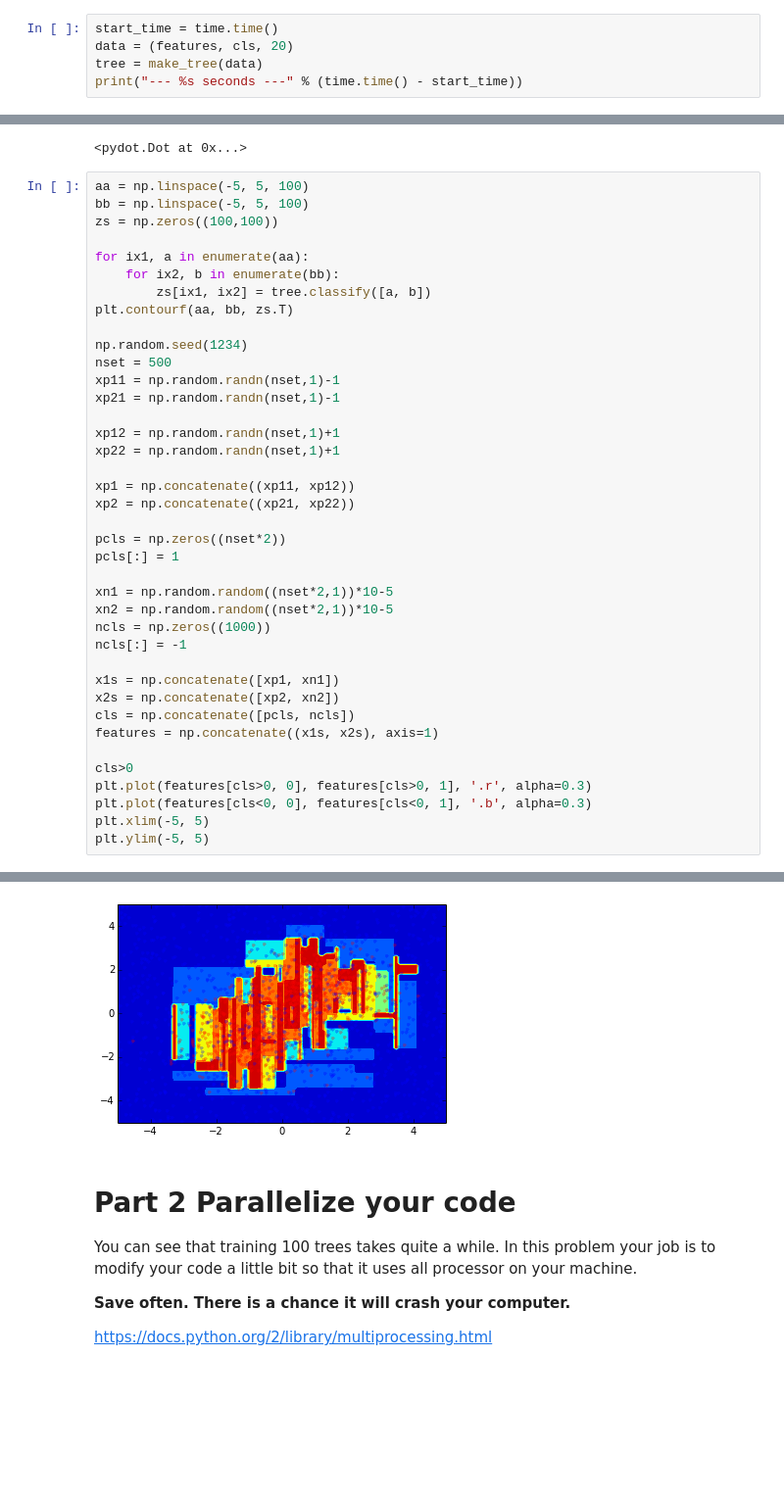
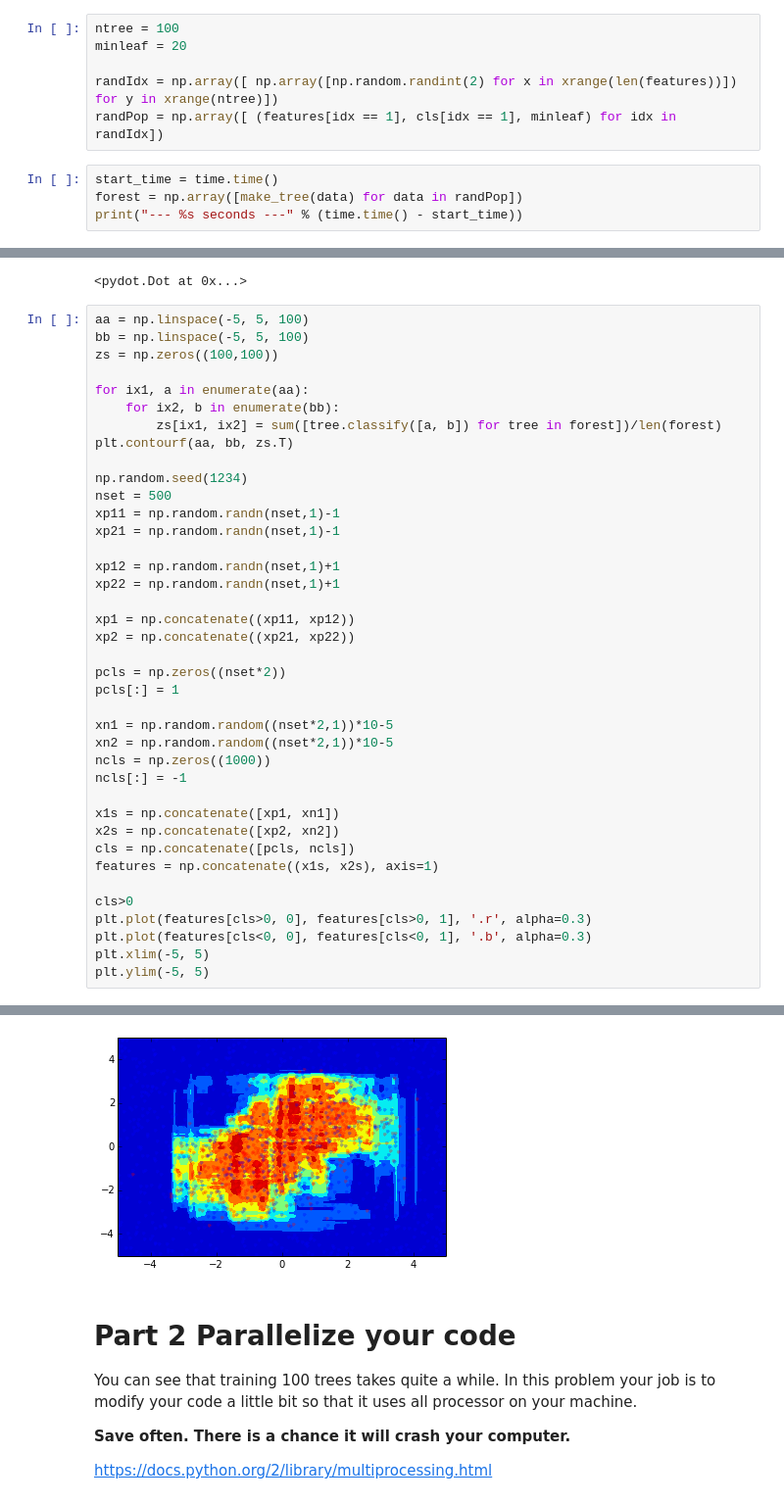
Before and after one commit to KongsakTi/PatternReg, a Jupyter notebook: Homework 3.ipynb, the cells around one changed output, grey strips where cells are left out. Shown at 98% size. Drawn from its saved outputs; the diff is of its cells as text; blank space fills up the shorter version.

```diff
--- a/Homework 3.ipynb
+++ b/Homework 3.ipynb
@@ -157,6 +139,11 @@ find_cut(features, cls)
+# %%
+ntree = 100
+minleaf = 20
+
+randIdx = np.array([ np.array([np.random.randint(2) for x in xrange(len(features))]) for y in xrange(ntree)])
+randPop = np.array([ (features[idx == 1], cls[idx == 1], minleaf) for idx in randIdx])
 # %%
 start_time = time.time()
-data = (features, cls, 20)
-tree = make_tree(data)
+forest = np.array([make_tree(data) for data in randPop])
 print("--- %s seconds ---" % (time.time() - start_time))
 # %% [output]
@@ -207,41 +194,41 @@ zs = np.zeros((100,100))
 
 for ix1, a in enumerate(aa):
     for ix2, b in enumerate(bb):
-        zs[ix1, ix2] = tree.classify([a, b])
+        zs[ix1, ix2] = sum([tree.classify([a, b]) for tree in forest])/len(forest)
 plt.contourf(aa, bb, zs.T)
 
 np.random.seed(1234)
 nset = 500
 xp11 = np.random.randn(nset,1)-1
 xp21 = np.random.randn(nset,1)-1
 
 xp12 = np.random.randn(nset,1)+1
 xp22 = np.random.randn(nset,1)+1
 
 xp1 = np.concatenate((xp11, xp12))
 xp2 = np.concatenate((xp21, xp22))
 
 pcls = np.zeros((nset*2))
 pcls[:] = 1
 
 xn1 = np.random.random((nset*2,1))*10-5
 xn2 = np.random.random((nset*2,1))*10-5
 ncls = np.zeros((1000))
 ncls[:] = -1
 
 x1s = np.concatenate([xp1, xn1])
 x2s = np.concatenate([xp2, xn2])
 cls = np.concatenate([pcls, ncls])
 features = np.concatenate((x1s, x2s), axis=1)
 
 cls>0
 plt.plot(features[cls>0, 0], features[cls>0, 1], '.r', alpha=0.3)
 plt.plot(features[cls<0, 0], features[cls<0, 1], '.b', alpha=0.3)
 plt.xlim(-5, 5)
 plt.ylim(-5, 5)
 # %% [output]
 (-5, 5)
-[figure, old version]
+[figure, new version]
 # %% [markdown]
 # Part 2 Parallelize your code
 
```
Also changed, not shown: parts of 8 cells of this notebook, 2 other files.
